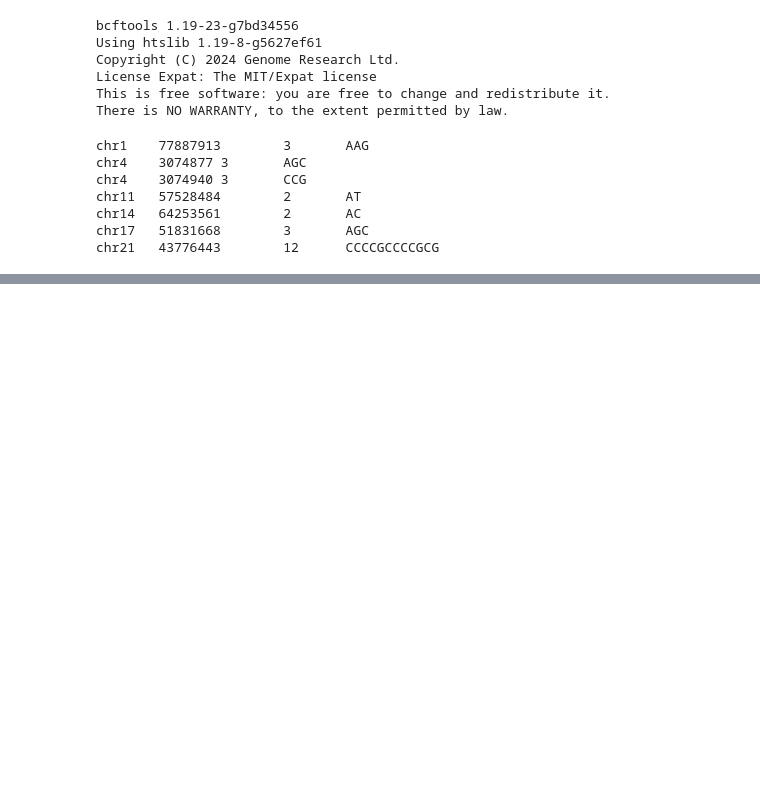
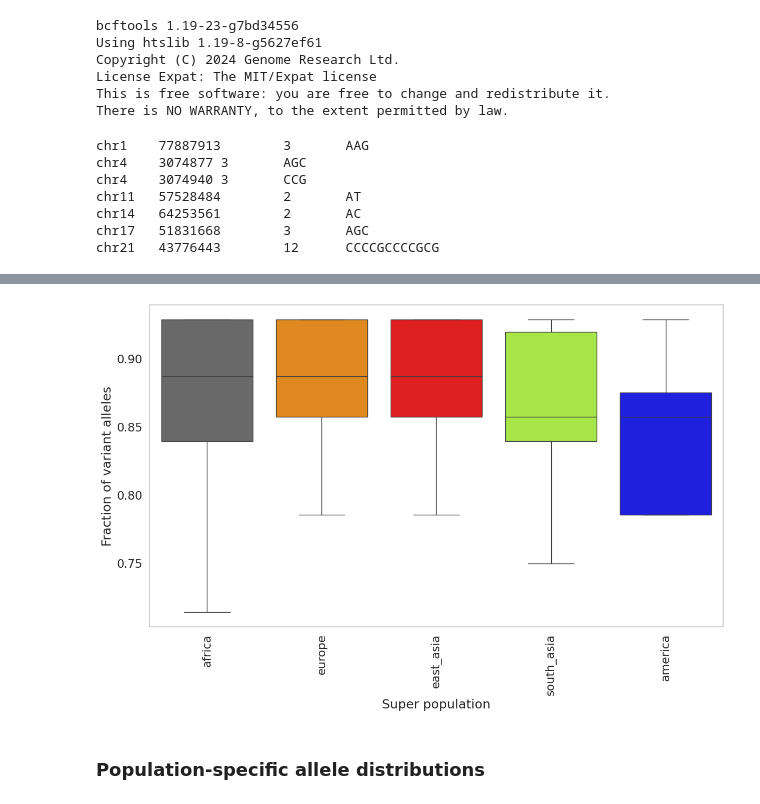
Before and after one commit to yli091230/genotyping_repeats_tutorial, a Jupyter notebook: Part 2 downstream.ipynb, the cells around one changed output, grey strips where cells are left out. Drawn from its saved outputs; the diff is of its cells as text; code cells hidden in the pictures; blank space fills up the shorter version.

```diff
--- a/Part 2 downstream.ipynb
+++ b/Part 2 downstream.ipynb
@@ -29 +62,43 @@ chr21   43776443        12      CCCCGCCCCGCG
+# %%
+super_populations = ["africa", "europe", "east_asia", "south_asia", "america"]
+
+######## Reading variation files excluding homopolymers ########
+df = pd.DataFrame(columns = super_populations)
+
+
+for pop in super_populations:
+
+    var_data_whole = pd.DataFrame(columns = ['Sample', 'ref', 'non_ref'])
+
+    for chromosome in range(1,23):
+
+        var_data = pd.read_csv(f"{pop}_no_homo.txt", delimiter="\t", header=None)
+        var_data.columns = ['Sample', 'ref_chr', 'non_ref_chr']
+        if len(var_data_whole) == 0:
+            var_data_whole = var_data.copy()
+            var_data_whole.columns = ['Sample', 'ref', 'non_ref']
+
+        else:
+
+            var_data_whole = pd.merge(var_data_whole,var_data, on = "Sample")
+            var_data_whole['ref'] = var_data_whole['ref'] + var_data_whole['ref_chr']
+            var_data_whole['non_ref'] = var_data_whole['non_ref'] + var_data_whole['non_ref_chr']
+            var_data_whole = var_data_whole.drop(columns = ['ref_chr', 'non_ref_chr'])
+        df[pop] = var_data_whole['non_ref'] / (var_data_whole['ref'] + var_data_whole['non_ref'])
+# %%
+colors = ["dimgrey", "darkorange", "red", "greenyellow", "blue", "purple"]
+
+color_dict = dict(zip(super_populations, colors))
+sns.set(rc={'figure.figsize':(12,8)},font_scale = 1.4)
+sns.set_style("whitegrid", {'axes.grid' : False})
+ax = sns.boxplot(data=df, palette=color_dict)
+ax.set(xlabel='Super population', ylabel='Fraction of variant alleles')
+
+plt.xticks(rotation=90)
+plt.tight_layout()
+plt.savefig("variants_without_homopolymer.pdf", dpi=1200)
+# %% [output]
+[figure, added]
+# %% [markdown]
+### Population-specific allele distributions
 # %%
```
Also changed, not shown: parts of 17 cells of this notebook, 2 other files.
